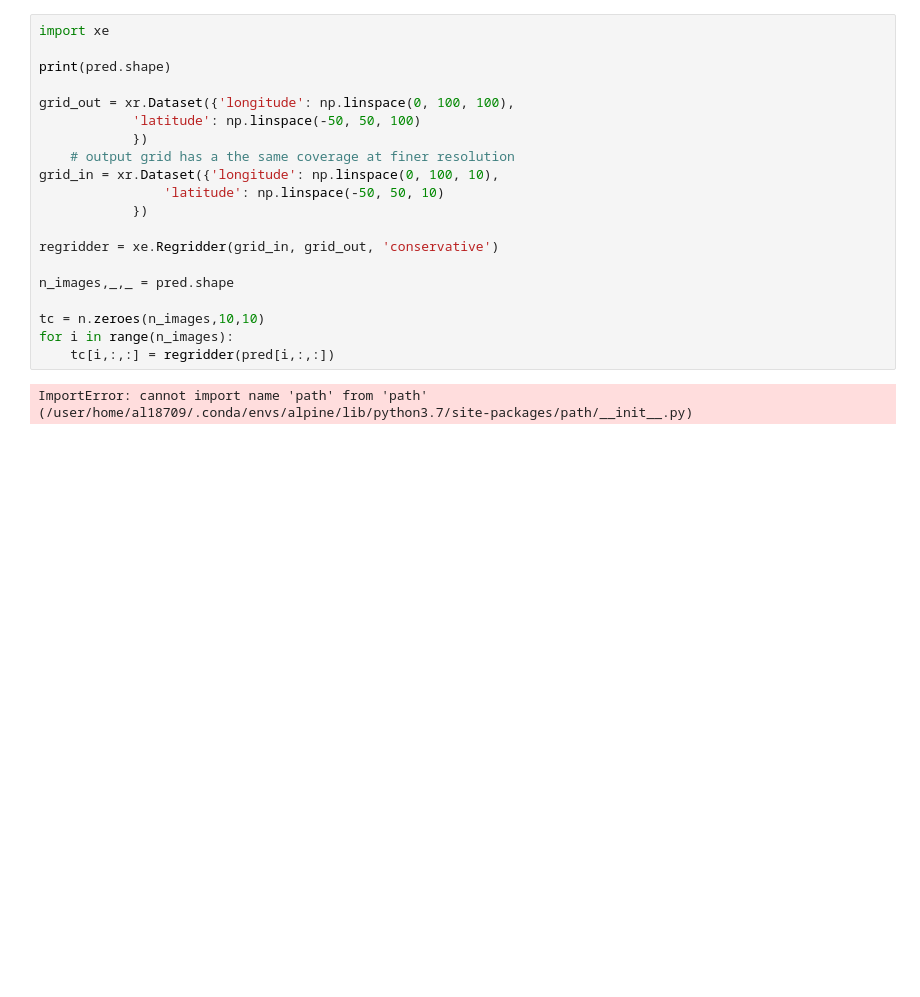
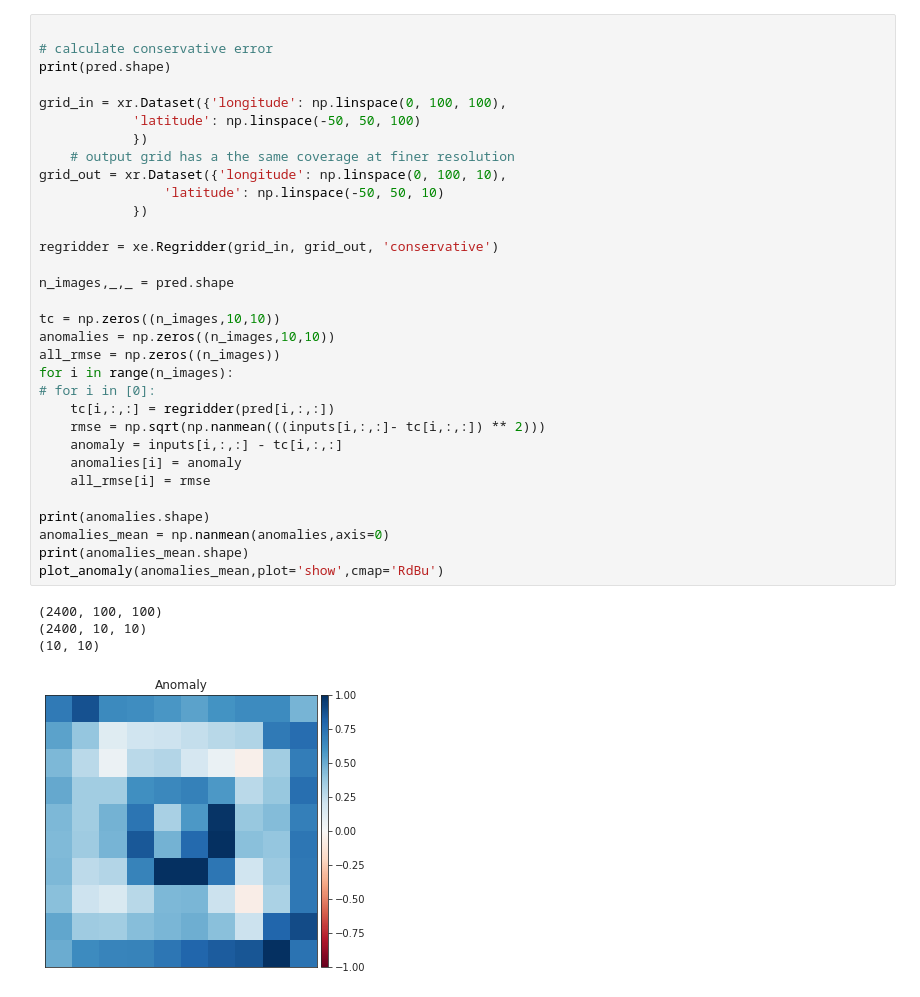
Before and after one commit to vosps/tropical_cyclone, a Jupyter notebook: cgan/eval.ipynb, the cells around one changed output. Saved outputs shown, nothing was run; the diff lists cells and outputs as text; blank space fills up the shorter version.

```diff
--- a/cgan/eval.ipynb
+++ b/cgan/eval.ipynb
@@ -48,22 +52,37 @@ show
 # %%
-import xe
 
+# calculate conservative error
 print(pred.shape)
 
-grid_out = xr.Dataset({'longitude': np.linspace(0, 100, 100),
+grid_in = xr.Dataset({'longitude': np.linspace(0, 100, 100),
 			'latitude': np.linspace(-50, 50, 100)
 			})
 	# output grid has a the same coverage at finer resolution
-grid_in = xr.Dataset({'longitude': np.linspace(0, 100, 10),
+grid_out = xr.Dataset({'longitude': np.linspace(0, 100, 10),
 				'latitude': np.linspace(-50, 50, 10)
 			})
 
 regridder = xe.Regridder(grid_in, grid_out, 'conservative')
 
 n_images,_,_ = pred.shape
 
-tc = n.zeroes(n_images,10,10)
+tc = np.zeros((n_images,10,10))
+anomalies = np.zeros((n_images,10,10))
+all_rmse = np.zeros((n_images))
 for i in range(n_images):
+# for i in [0]:
 	tc[i,:,:] = regridder(pred[i,:,:])
+	rmse = np.sqrt(np.nanmean(((inputs[i,:,:]- tc[i,:,:]) ** 2)))
+	anomaly = inputs[i,:,:] - tc[i,:,:]
+	anomalies[i] = anomaly
+	all_rmse[i] = rmse
+
+print(anomalies.shape)
+anomalies_mean = np.nanmean(anomalies,axis=0)
+print(anomalies_mean.shape)
+plot_anomaly(anomalies_mean,plot='show',cmap='RdBu')
 # %% [output]
-ImportError: cannot import name 'path' from 'path' (/user/home/al18709/.conda/envs/alpine/lib/python3.7/site-packages/path/__init__.py)
+(2400, 100, 100)
+(2400, 10, 10)
+(10, 10)
+[figure, added]
```
Also changed, not shown: parts of 5 cells of this notebook, 2 other files.
